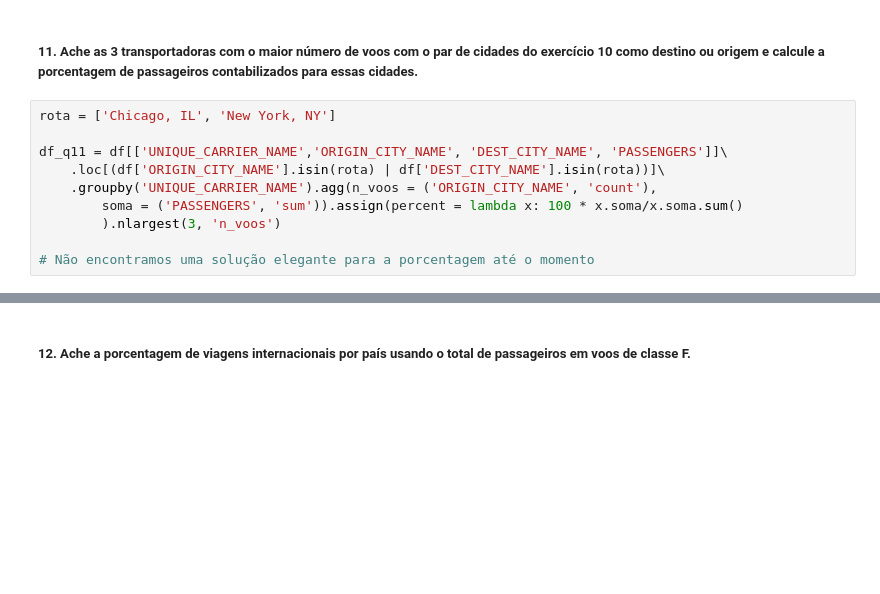
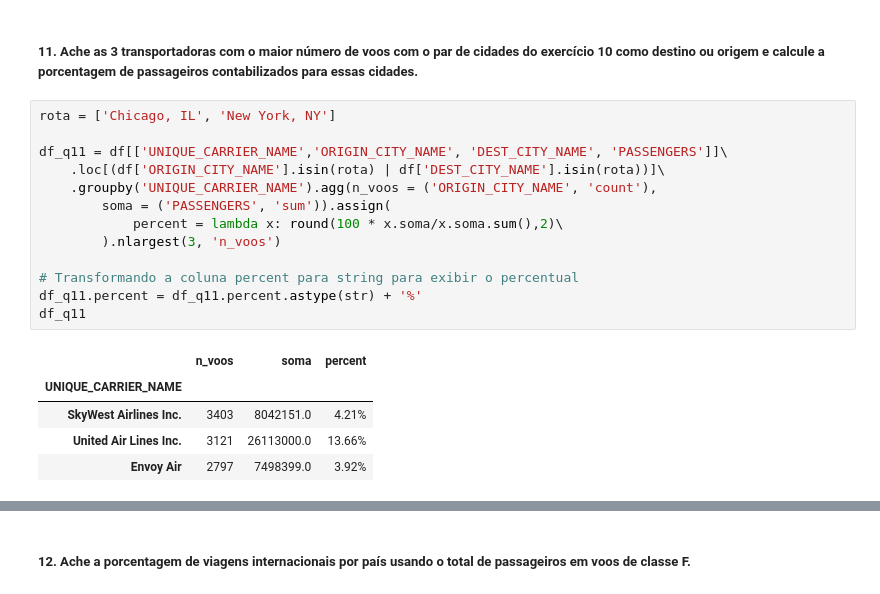
Before and after one commit to G7-DataScience/Exercicios, a Jupyter notebook: Grupo_Hands_on_Pandas.ipynb, the cells around one changed output, grey strips where cells are left out. Drawn from its saved outputs; the diff is of its cells as text; blank space fills up the shorter version.

```diff
--- a/Grupo_Hands_on_Pandas.ipynb
+++ b/Grupo_Hands_on_Pandas.ipynb
@@ -188,10 +211,19 @@ df_q10
 # %%
 rota = ['Chicago, IL', 'New York, NY']
 
 df_q11 = df[['UNIQUE_CARRIER_NAME','ORIGIN_CITY_NAME', 'DEST_CITY_NAME', 'PASSENGERS']]\
     .loc[(df['ORIGIN_CITY_NAME'].isin(rota) | df['DEST_CITY_NAME'].isin(rota))]\
     .groupby('UNIQUE_CARRIER_NAME').agg(n_voos = ('ORIGIN_CITY_NAME', 'count'),
-        soma = ('PASSENGERS', 'sum')).assign(percent = lambda x: 100 * x.soma/x.soma.sum()
+        soma = ('PASSENGERS', 'sum')).assign(
+            percent = lambda x: round(100 * x.soma/x.soma.sum(),2)\
         ).nlargest(3, 'n_voos')
 
-# Não encontramos uma solução elegante para a porcentagem até o momento
+# Transformando a coluna percent para string para exibir o percentual
+df_q11.percent = df_q11.percent.astype(str) + '%'
+df_q11
+# %% [output]
+|  | n_voos | soma | percent |
+| UNIQUE_CARRIER_NAME |  |  |  |
+| SkyWest Airlines Inc. | 3403 | 8042151.0 | 4.21% |
+| United Air Lines Inc. | 3121 | 26113000.0 | 13.66% |
+| Envoy Air | 2797 | 7498399.0 | 3.92% |
```
Also changed, not shown: parts of 9 cells of this notebook.
